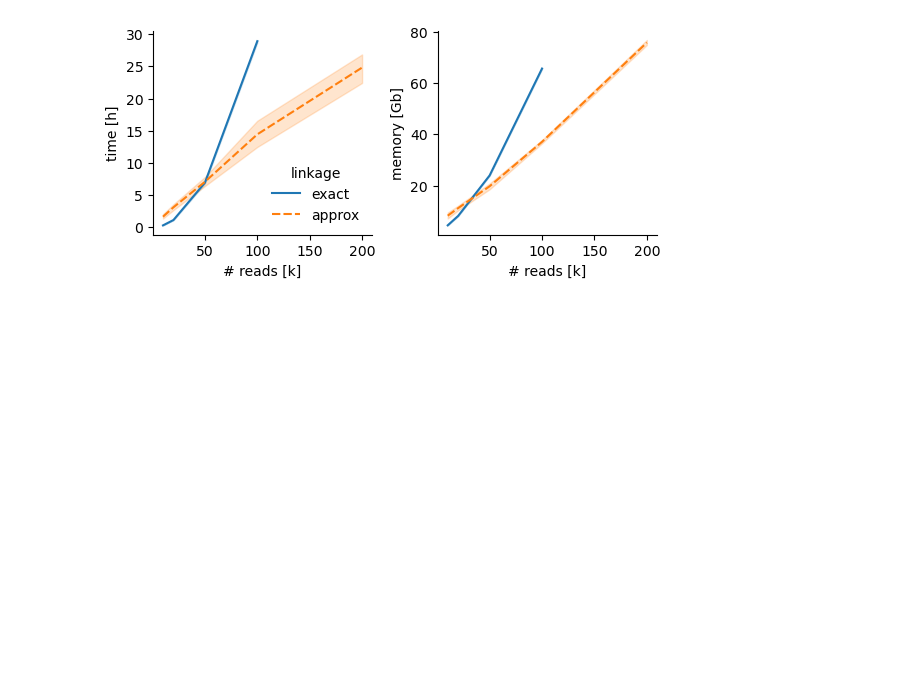
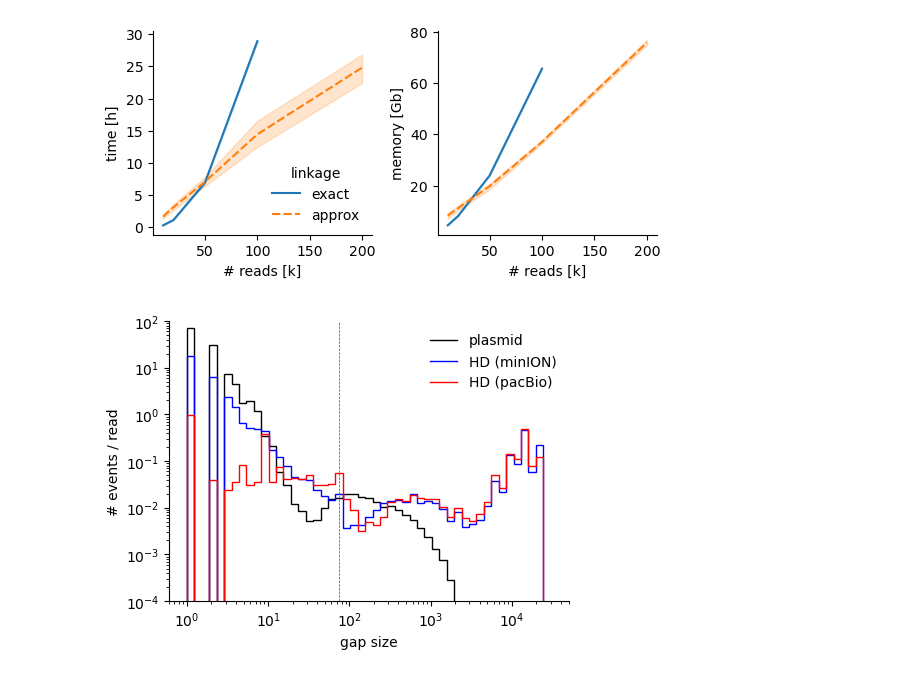
Before and after one commit to bihealth/swibrid_paper, a Jupyter notebook: supplementary_note.ipynb, the cells around one changed output. Cells and saved outputs as stored; diff of their text form; code cells hidden in the pictures; blank space fills up the shorter version.

```diff
--- a/supplementary_note.ipynb
+++ b/supplementary_note.ipynb
@@ -232,2 +232,35 @@ fig.savefig('figure_panels/fig1/benchmark_performance.pdf')
 # %% [output]
 [figure]
+# %%
+gap_sizes={}
+gap_sizes['plasmid']=[np.load('swibrid_runs/human/pipeline/20200928_plasmid/20200928_plasmid_gaps.npz')['gap_size']]
+gap_sizes['HD (minION)']=[np.load('swibrid_runs/human/pipeline/20230313_{0}/20230313_{0}_gaps.npz'.format(s))['gap_size'] for s in "HD19005,HD19006,HD19007,HD19015,HD19030,HD19031,HD19056,HD19059,HD19061,HD7036".split(',')]
+gap_sizes['HD (pacBio)']=[np.load('swibrid_runs/human/pipeline/20230504_{0}/20230504_{0}_gaps.npz'.format(s))['gap_size'] for s in "HD19005,HD19006,HD19007,HD19015,HD19030,HD19031,HD19056,HD19059,HD19061,HD7036".split(',')]
+#gap_sizes['simulation']=[np.load('swibrid_runs/benchmark/dense/pipeline/mix_n{0}_s{1}_{2}/mix_n{0}_s{1}_{2}_gaps.npz'.format(nc,rep,nr))['gap_size'] for nc in nclones for nr in nreads[:-1] for rep in reps]
+# %%
+num_reads={}
+num_reads['plasmid']=[len(np.unique(np.load('swibrid_runs/human/pipeline/20200928_plasmid/20200928_plasmid_gaps.npz')['read_idx']))]
+num_reads['HD (minION)']=[len(np.unique(np.load('swibrid_runs/human/pipeline/20230313_{0}/20230313_{0}_gaps.npz'.format(s))['read_idx'])) for s in "HD19005,HD19006,HD19007,HD19015,HD19030,HD19031,HD19056,HD19059,HD19061,HD7036".split(',')]
+num_reads['HD (pacBio)']=[len(np.unique(np.load('swibrid_runs/human/pipeline/20230504_{0}/20230504_{0}_gaps.npz'.format(s))['read_idx'])) for s in "HD19005,HD19006,HD19007,HD19015,HD19030,HD19031,HD19056,HD19059,HD19061,HD7036".split(',')]
+#num_reads['simulation']=[len(np.unique(np.load('swibrid_runs/benchmark/dense/pipeline/mix_n{0}_s{1}_{2}/mix_n{0}_s{1}_{2}_gaps.npz'.format(nc,rep,nr))['read_idx'])) for nc in nclones for nr in nreads[:-1] for rep in reps]
+# %%
+bins=np.geomspace(1, 3.0e4, 50)
+hists=dict((k,np.histogram(np.concatenate(v),bins=bins)) for k,v in gap_sizes.items() if k!='simulation')
+colors={'plasmid':'k','HD (minION)': 'b', 'HD (pacBio)': 'r', 'simulation': 'gray'}
+fig,ax = plt.subplots(1,1, figsize=(5,3.5), squeeze=True)
+fig.subplots_adjust(bottom=.15, right=.95, left=.15, top=.95)
+for k, v in hists.items():
+    ax.stairs(v[0]/np.sum(num_reads[k]), bins, lw=1, label=k, color=colors[k])
+
+ax.axvline(75, lw=0.5, color="r", ls="dashed")
+ax.set_yscale("log")
+ax.set_xscale("log")
+ax.set_ylabel("# events / read")
+ax.set_xlabel("gap size")
+ax.set_ylim([1.e-4,1.e2])
+ax.legend(loc=1, frameon=False)
+ax.spines['top'].set_visible(False)
+ax.spines['right'].set_visible(False)
+fig.savefig('gap_size_histogram.pdf')
+# %% [output]
+[figure, added]
```
Also changed, not shown: parts of 5 cells of this notebook, 21 other files.
